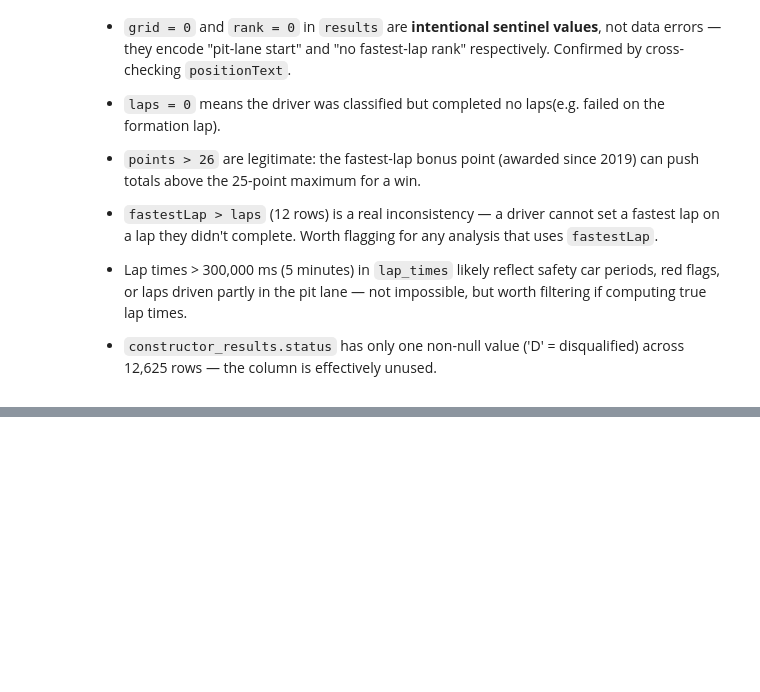
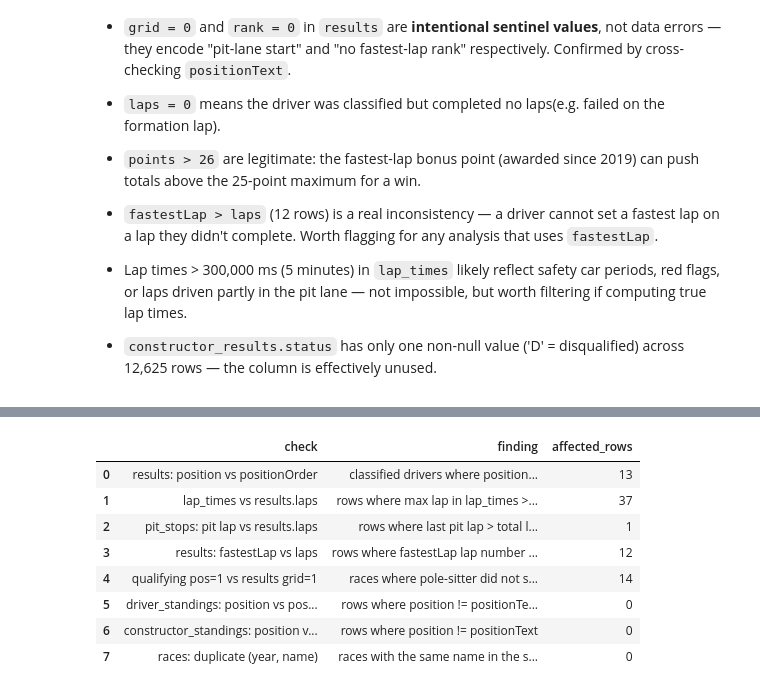
Before and after one commit to Phuwasinn/Internship, a Jupyter notebook: Day_8/data_exploration.ipynb, the cells around one changed output, grey strips where cells are left out. Drawn from its saved outputs; the diff is of its cells as text; code cells hidden in the pictures; blank space fills up the shorter version.

Commit message:
Complete analysis data quaity: Inconsistent data with supporting explaination. Adding explaination after analysis all dataset (Not completed)

```diff
--- a/Day_8/data_exploration.ipynb
+++ b/Day_8/data_exploration.ipynb
@@ -557,0 +580,81 @@ pd.DataFrame(unexpected_findings)
+# %%
+inconsistencies = []
+
+def issue(check, finding, affected):
+    inconsistencies.append({"check": check, "finding": finding, "affected_rows": affected})
+
+res   = dfs["results"]
+ds    = dfs["driver_standings"]
+lt    = dfs["lap_times"]
+ps    = dfs["pit_stops"]
+races = dfs["races"]
+q     = dfs["qualifying"]
+cs    = dfs["constructor_standings"]
+
+# position and positionOrder should be equal
+classified = res[res["position"].notna()].copy()
+classified["position_int"] = classified["position"].astype(int)
+mismatch_pos = classified[classified["position_int"] != classified["positionOrder"]]
+issue("results: position vs positionOrder",
+      "classified drivers where position != positionOrder (One driver was disqualified after the race, which changed the final race order)",
+      len(mismatch_pos))
+
+# Max lap number should not exceed results.laps
+res_laps = res[["raceId","driverId","laps"]].rename(columns={"laps":"laps_results"})
+max_lap_lt = lt.groupby(["raceId","driverId"])["lap"].max().reset_index(name="max_lap")
+lap_check = max_lap_lt.merge(res_laps, on=["raceId","driverId"], how="left")
+issue("lap_times vs results.laps",
+      "rows where max lap in lap_times > laps in results (extra lap records beyond classified laps)",
+      len(lap_check[lap_check["max_lap"] > lap_check["laps_results"]]))
+
+# pit lap should not exceed driver's total laps
+ps_max_lap = ps.groupby(["raceId","driverId"])["lap"].max().reset_index(name="last_pit_lap")
+pit_check = ps_max_lap.merge(res_laps, on=["raceId","driverId"], how="left")
+issue("pit_stops: pit lap vs results.laps",
+      "rows where last pit lap > total laps (pit stops occurred after classified finish?)",
+      len(pit_check[pit_check["last_pit_lap"] > pit_check["laps_results"]]))
+
+# results.fastestLap should not exceed results.laps for same row
+fl_check = res[res["fastestLap"].notna() & res["laps"].notna()]
+issue("results: fastestLap vs laps",
+      "rows where fastestLap lap number > total laps raced (impossible — data inconsistency)",
+      len(fl_check[fl_check["fastestLap"] > fl_check["laps"]]))
+
+# Pole position (qualifying=1) should start on grid 1 in results
+pole = q[q["position"] == 1][["raceId","driverId"]]
+pole_grid = pole.merge(res[["raceId","driverId","grid"]], on=["raceId","driverId"], how="left")
+issue("qualifying pos=1 vs results grid=1",
+      "races where pole-sitter did not start from grid 1 (penalties or pit-lane starts)",
+      len(pole_grid[pole_grid["grid"] != 1]))
+
+# driver_standings.positionText should equal numeric position
+ds_num = ds[ds["positionText"].str.match(r"^\d+$", na=False)].copy()
+ds_num["pt_int"] = ds_num["positionText"].astype(int)
+issue("driver_standings: position vs positionText",
+      "rows where position != positionText (should always match for numeric standings)",
+      len(ds_num[ds_num["position"] != ds_num["pt_int"]]))
+
+# constructor_standings positionText vs position
+cs_num = cs[cs["positionText"].str.match(r"^\d+$", na=False)].copy()
+cs_num["pt_int"] = cs_num["positionText"].astype(int)
+issue("constructor_standings: position vs positionText",
+      "rows where position != positionText",
+      len(cs_num[cs_num["position"] != cs_num["pt_int"]]))
+
+# Same Grand Prix name should not appear twice in the same year
+dup_race_name = races[races.duplicated(subset=["year","name"], keep=False)]
+issue("races: duplicate (year, name)",
+      "races with the same name in the same year",
+      len(dup_race_name))
+
+pd.DataFrame(inconsistencies)
+# %% [output]
+|  | check | finding | affected_rows |
+| 0 | results: position vs positionOrder | classified drivers where position... | 13 |
+| 1 | lap_times vs results.laps | rows where max lap in lap_times >... | 37 |
+| 2 | pit_stops: pit lap vs results.laps | rows where last pit lap > total l... | 1 |
+| 3 | results: fastestLap vs laps | rows where fastestLap lap number ... | 12 |
+| 4 | qualifying pos=1 vs results grid=1 | races where pole-sitter did not s... | 14 |
+| 5 | driver_standings: position vs pos... | rows where position != positionTe... | 0 |
+| 6 | constructor_standings: position v... | rows where position != positionText | 0 |
+| 7 | races: duplicate (year, name) | races with the same name in the s... | 0 |
```
Also changed, not shown: parts of 7 cells of this notebook.
